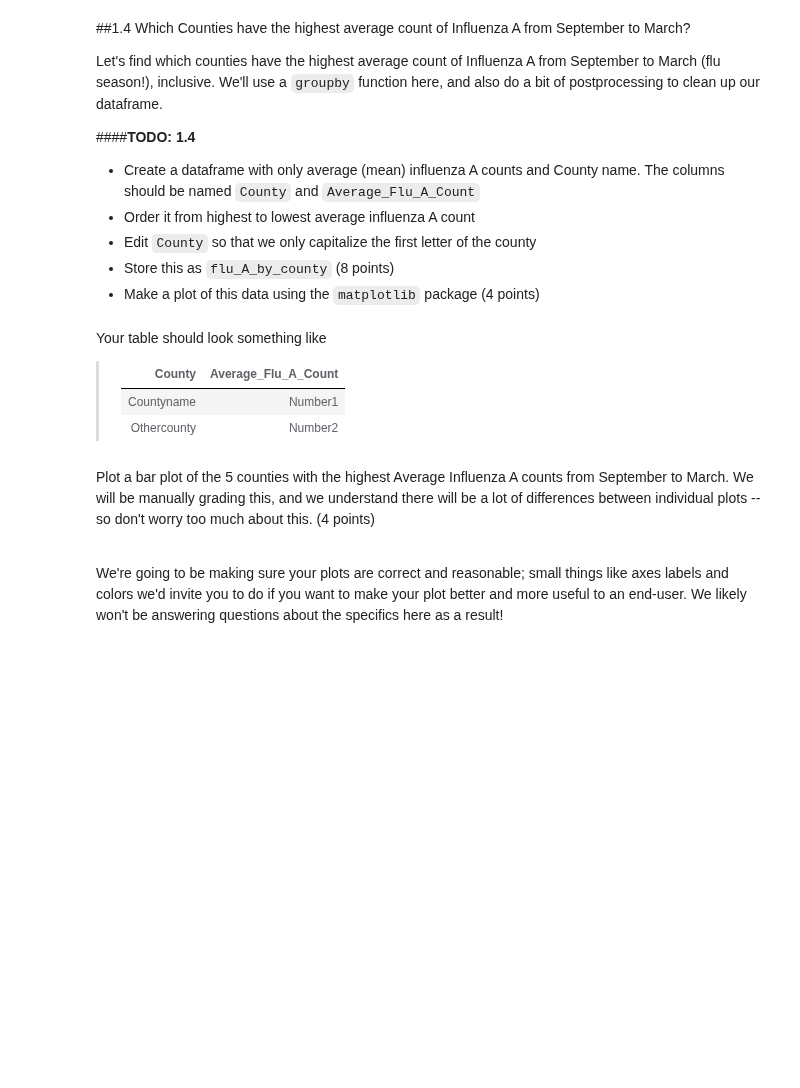
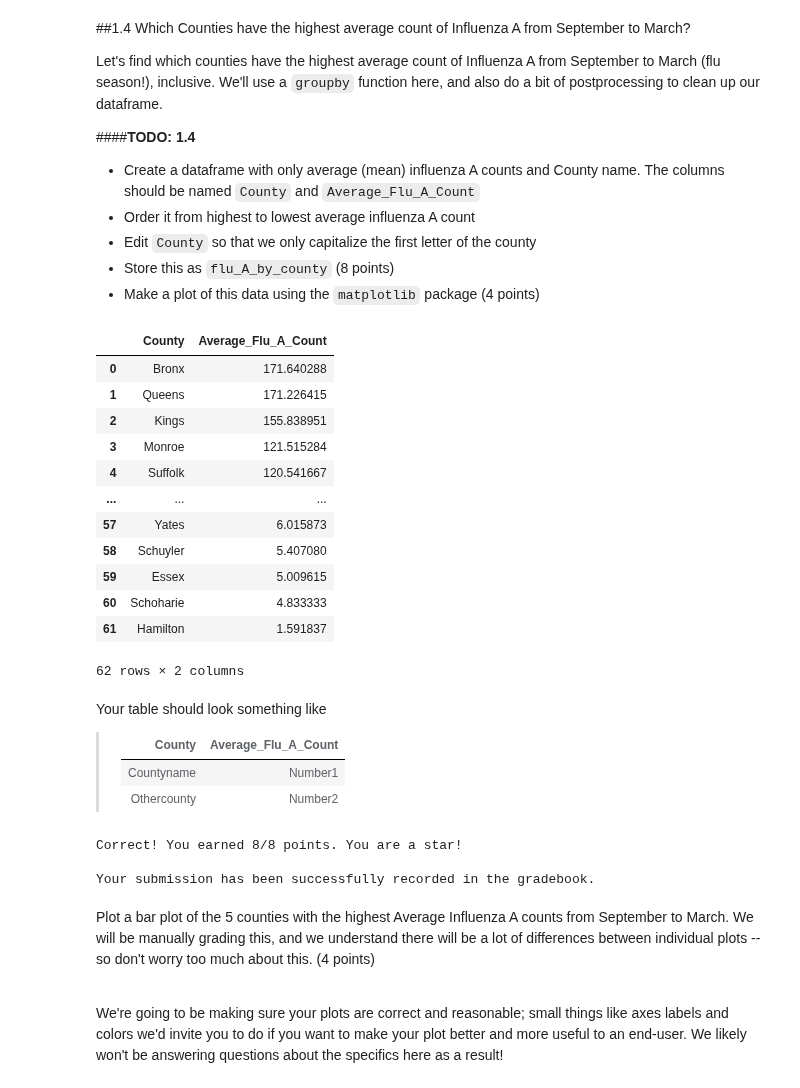
Before and after one commit to spatank/CIS-545, a Jupyter notebook: Homework_1_SPP.ipynb, the cells around one changed output. Cells and saved outputs as stored; diff of their text form; code cells hidden in the pictures; blank space fills up the shorter version.

```diff
--- a/Homework_1_SPP.ipynb
+++ b/Homework_1_SPP.ipynb
@@ -365,6 +360,35 @@ flu_A_by_county=
+# %%
+# TODO: Create `flu_A_by_county` - look at the groupby functions!
+flu_season_df = flu_df_cleaned[(flu_df_cleaned['Month'] <= 3) \
+                               | (flu_df_cleaned['Month'] >= 9)]
+flu_groups = flu_season_df.groupby('Disease')
+# flu_groups.filter(lambda x: (x['Month'] >= 9 & x['Month'] <= 3))
+flu_A = flu_groups.get_group('INFLUENZA_A')
+flu_A_by_county = flu_A.groupby('County')[['Count']].mean().reset_index()
+column_names = {'County':'County', 'Count':'Average_Flu_A_Count'}
+flu_A_by_county.rename(columns = column_names, inplace = True)
+# %%
+flu_A_by_county.sort_values(by = 'Average_Flu_A_Count', ascending = False, inplace = True)
+# %%
+flu_A_by_county['County'] = flu_A_by_county['County'].apply(lambda x: x.title())
+flu_A_by_county.reset_index(drop = True, inplace = True)
 # %%
 # TODO: Make sure to update your dataframe as appropriate so it matches the syntax expected!
-flu_A_by_county=
+flu_A_by_county
+# %% [output]
+|  | County | Average_Flu_A_Count |
+| 0 | Bronx | 171.640288 |
+| 1 | Queens | 171.226415 |
+| 2 | Kings | 155.838951 |
+| 3 | Monroe | 121.515284 |
+| 4 | Suffolk | 120.541667 |
+| ... | ... | ... |
+| 57 | Yates | 6.015873 |
+| 58 | Schuyler | 5.407080 |
+| 59 | Essex | 5.009615 |
+| 60 | Schoharie | 4.833333 |
+| 61 | Hamilton | 1.591837 |
+62 rows × 2 columns
 # %% [markdown]
 Your table should look something like
 >County | Average_Flu_A_Count
@@ -374,6 +398,10 @@ Your table should look something like
 # %%
 # [CIS 545 PennGrader Cell] - 8 points
 grader.grade(test_case_id = 'flu_A_top_county', answer = flu_A_by_county)
+# %% [output]
+Correct! You earned 8/8 points. You are a star!
+
+Your submission has been successfully recorded in the gradebook.
 # %% [markdown]
 Plot a bar plot of the 5 counties with the highest Average Influenza A counts from September to March. We will be manually grading this, and we understand there will be a lot of differences between individual plots -- so don't worry too much about this. (4 points)
 
```
Also changed, not shown: parts of 5 cells of this notebook.
